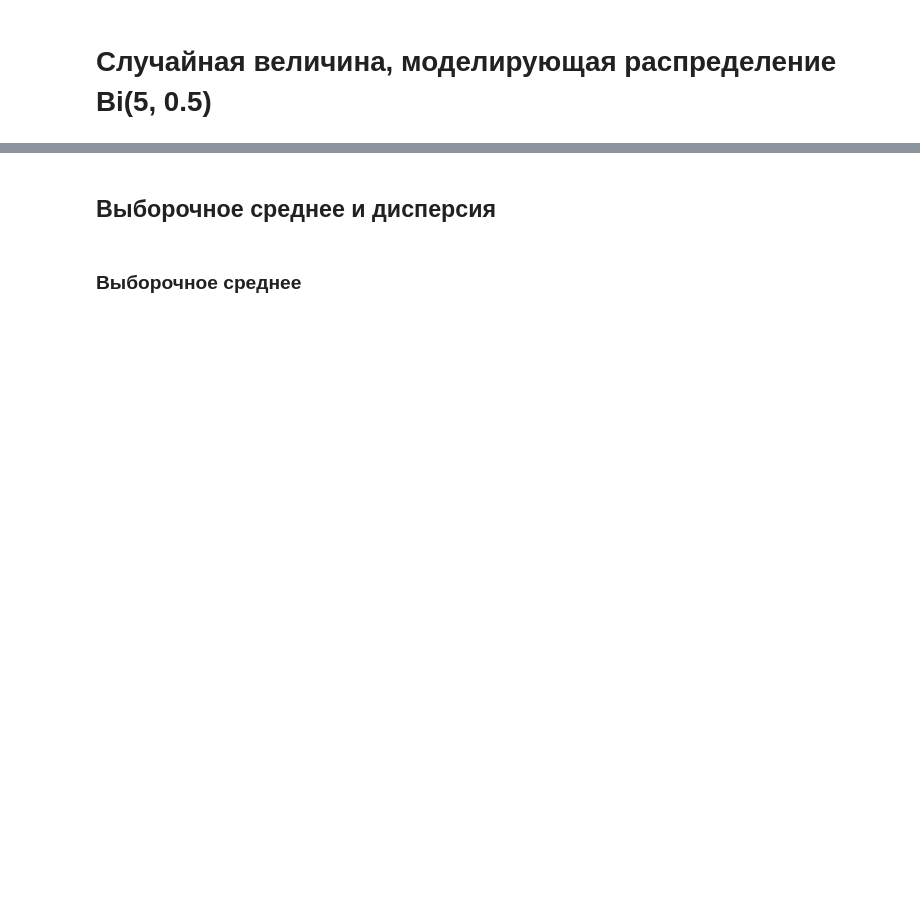
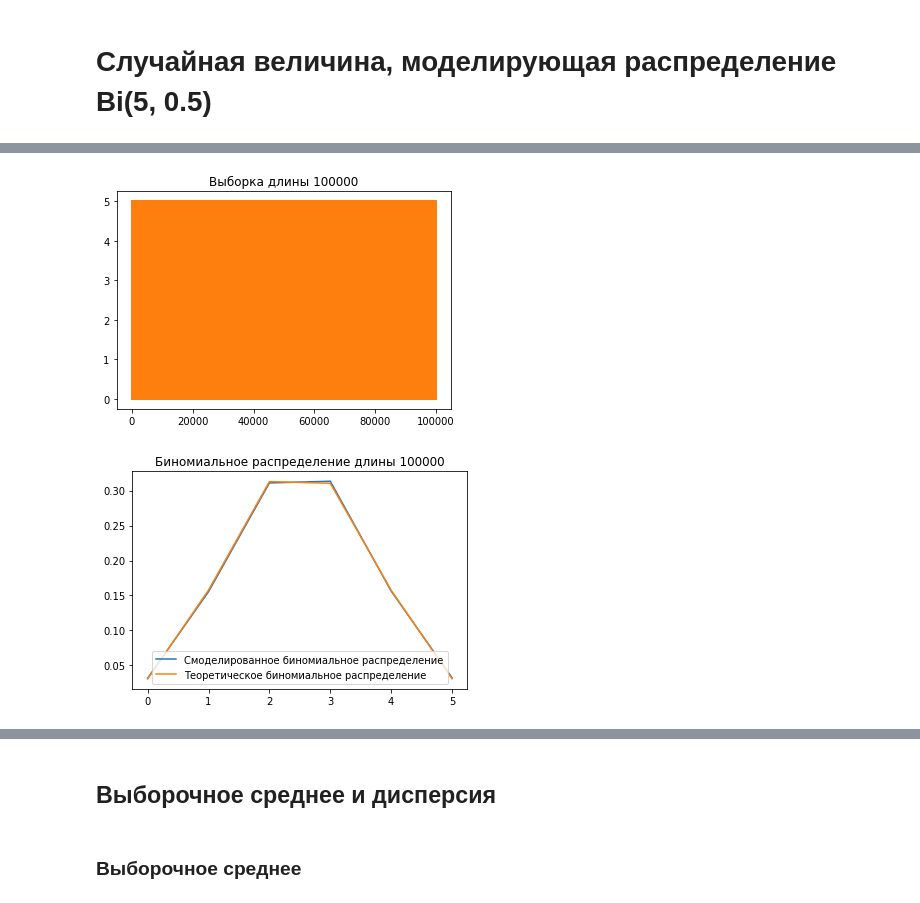
Before and after one commit to rw404/MS, a Jupyter notebook: Distributions.ipynb, the cells around one changed output, grey strips where cells are left out. Saved outputs shown, nothing was run; the diff lists cells and outputs as text; code cells hidden in the pictures; blank space fills up the shorter version.

```diff
--- a/Distributions.ipynb
+++ b/Distributions.ipynb
@@ -20,3 +57,8 @@ def Y():
+# %%
+Task1(100000)
+# %% [output]
+[figure, added]
+[figure, added]
 # %%
 a = np.zeros((100))
 for i in range(100):
```
Also changed, not shown: parts of 5 cells of this notebook.
